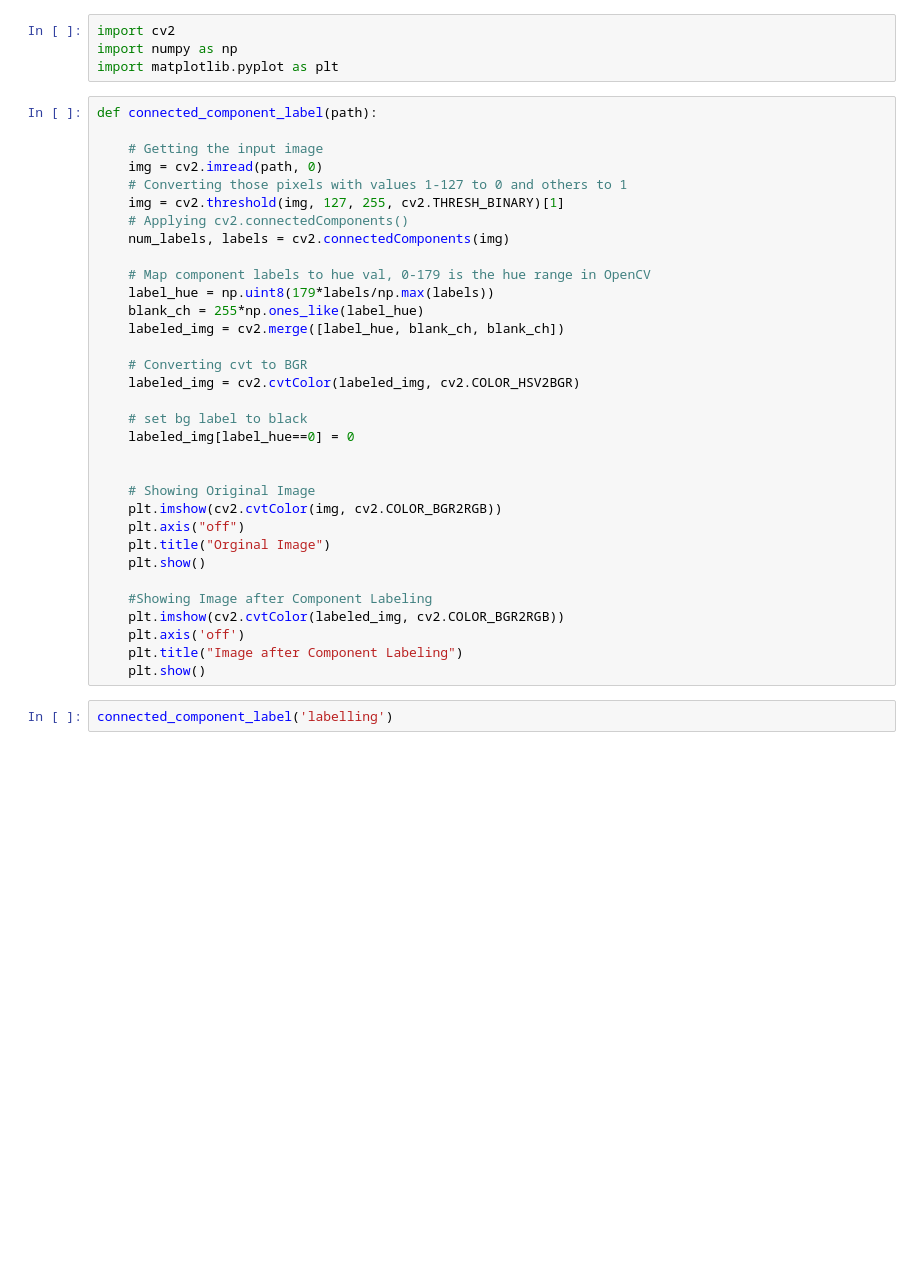
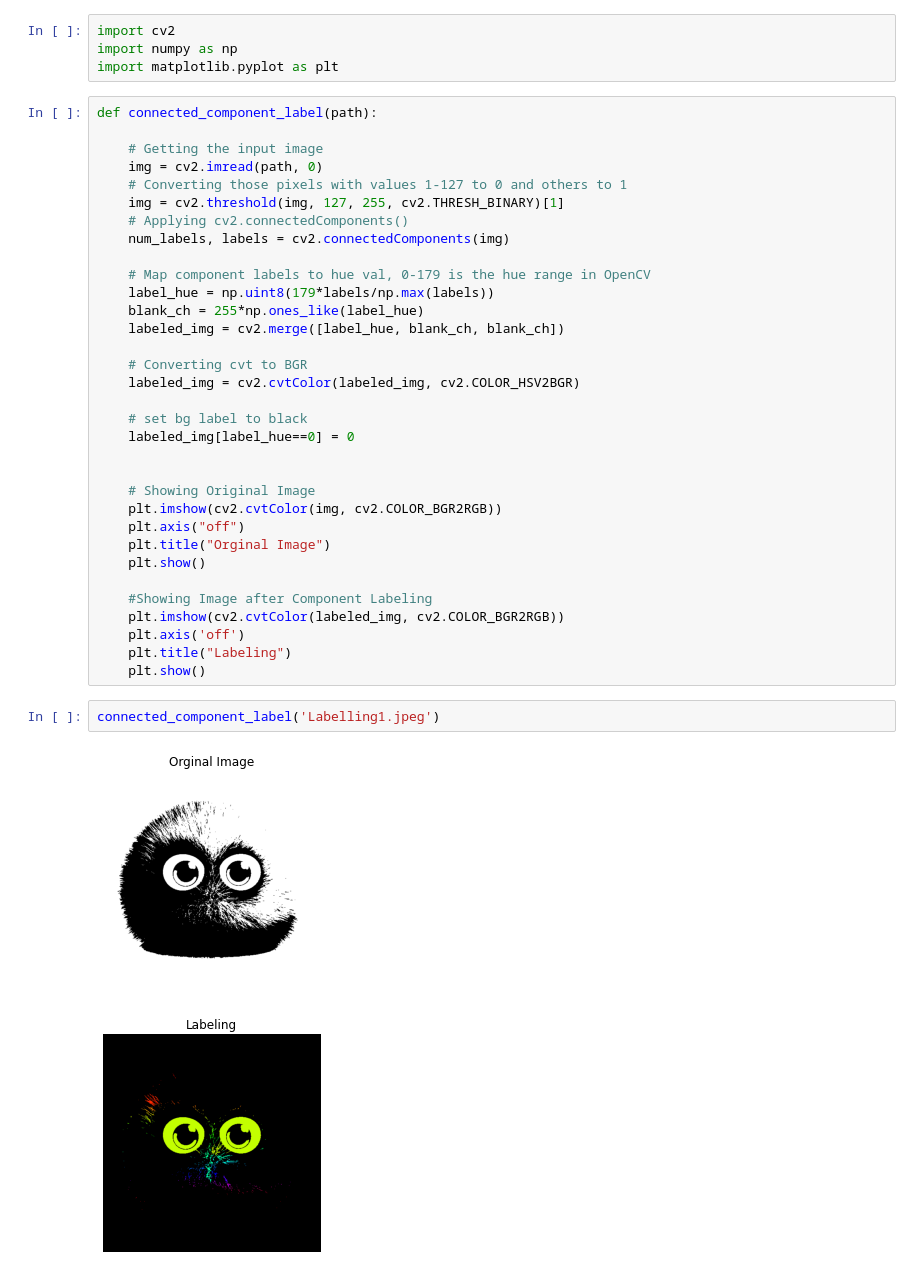
Before and after one commit to Vaishali1725/MachineVision, a Jupyter notebook: ComponentLabelling.ipynb, the cells around one changed output. Cells and saved outputs as stored; diff of their text form; blank space fills up the shorter version.

```diff
--- a/ComponentLabelling.ipynb
+++ b/ComponentLabelling.ipynb
@@ -33,7 +33,10 @@ def connected_component_label(path):
     #Showing Image after Component Labeling
     plt.imshow(cv2.cvtColor(labeled_img, cv2.COLOR_BGR2RGB))
     plt.axis('off')
-    plt.title("Image after Component Labeling")
+    plt.title("Labeling")
     plt.show()
 # %%
-connected_component_label('labelling')
+connected_component_label('Labelling1.jpeg')
+# %% [output]
+[figure, added]
+[figure, added]
```
Also changed, not shown: parts of 2 cells of this notebook, 2 other files.
